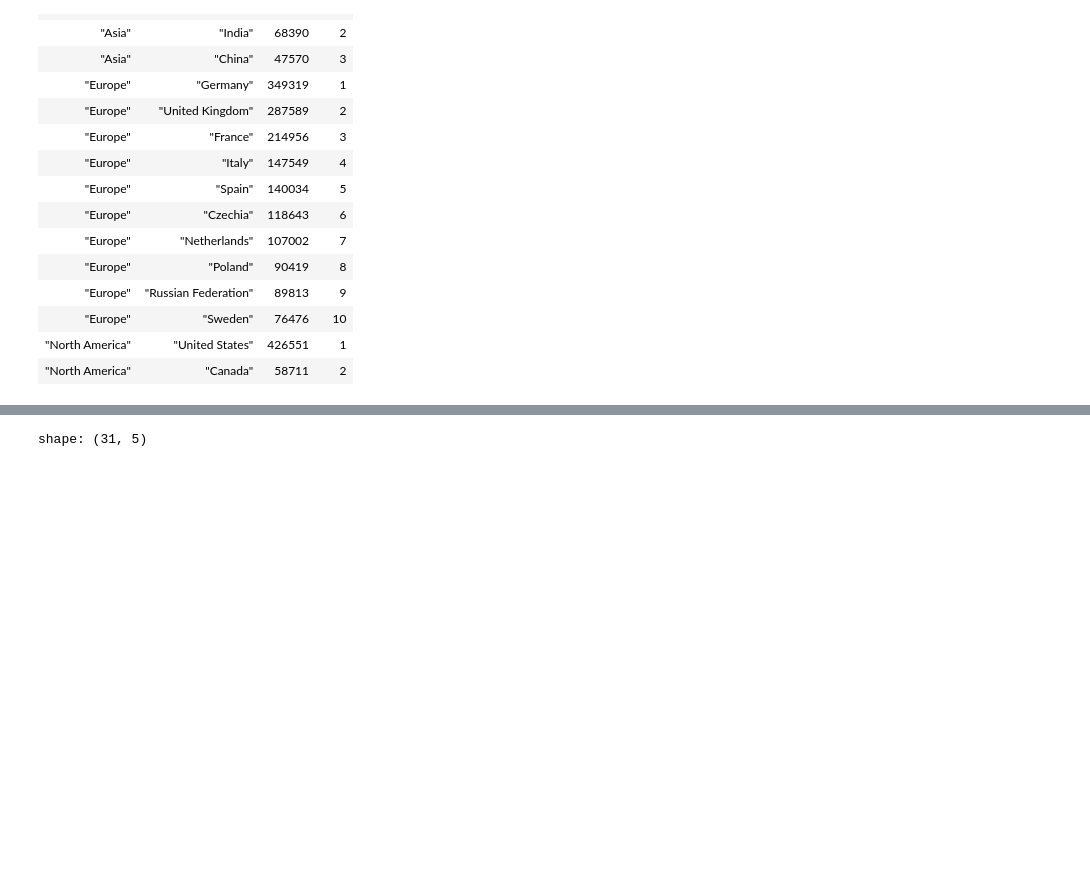
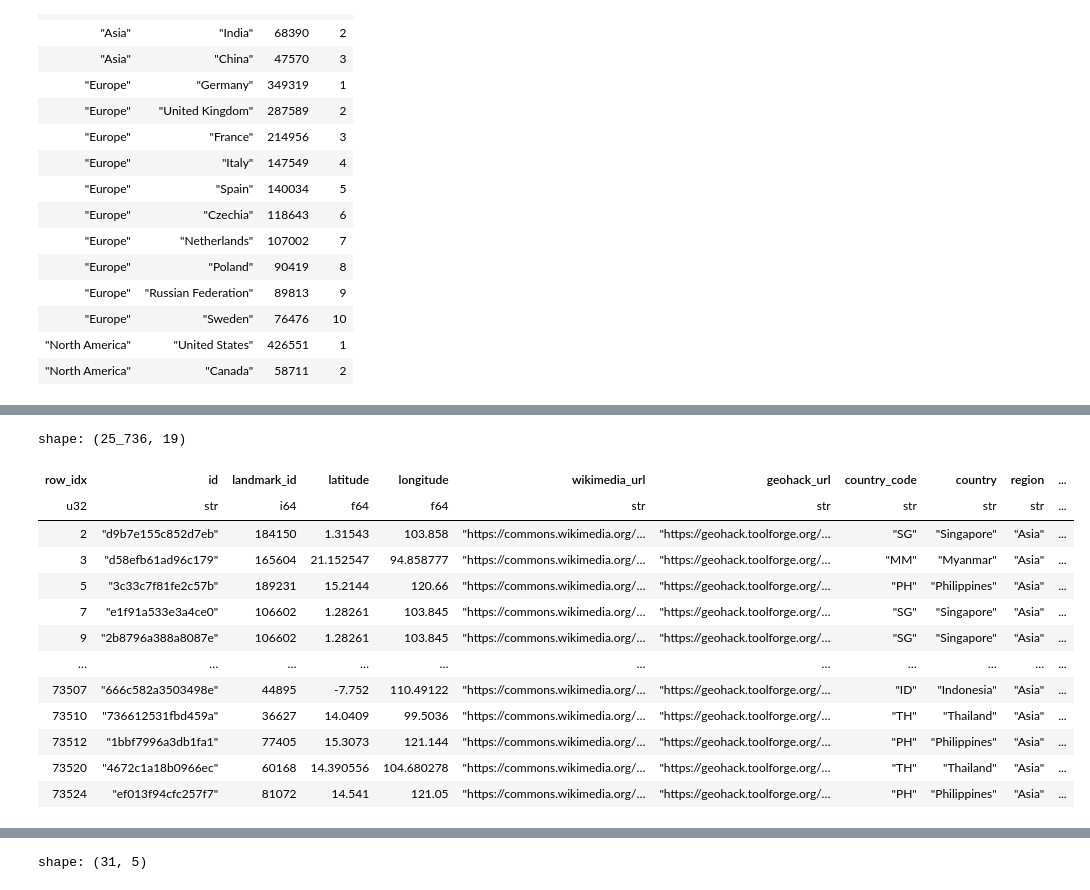
Before and after one commit to fhrzn/geocir, a Jupyter notebook: notebooks/idk2.ipynb, the cells around one changed output, grey strips where cells are left out. Saved outputs shown, nothing was run; the diff lists cells and outputs as text; code cells hidden in the pictures; blank space fills up the shorter version.

Commit message:
add: ood, region, and city benchmark (#24)

```diff
--- a/notebooks/idk2.ipynb
+++ b/notebooks/idk2.ipynb
@@ -100,0 +198,3 @@ top_merged_set.sample(100).write_csv("/mnt/yokoyamalab-nas/gldv2-full/csv/v2/mer
+# %%
+asean_join = asean_caption.join(asean_segment, on="id")
+asean_join.head()
@@ -100,0 +210,17 @@ top_merged_set.sample(100).write_csv("/mnt/yokoyamalab-nas/gldv2-full/csv/v2/mer
+# %%
+mapping = {
+    "Timor-Leste": "Timor Leste",
+    "Lao People's Democratic Republic": "Laos",
+    "Viet Nam": "Vietnam",
+}
+col_mapping = {"pred_label": "category"}
+
+asean_join = (
+    asean_join.with_columns(pl.col("country").replace(mapping))
+    .with_row_index("row_idx")
+    .rename(col_mapping)
+)
+# %%
+asean_filter = asean_join.filter(
+    (pl.col("category") != "non_landmark") & (pl.col("is_landmark") == True)
+)
@@ -100,0 +237,4 @@ top_merged_set.sample(100).write_csv("/mnt/yokoyamalab-nas/gldv2-full/csv/v2/mer
+# %%
+asean_filter = asean_filter.with_columns(
+    (pl.col("country") + "|" + pl.col("category")).alias("stratify_key")
+)
@@ -100,0 +243,17 @@ top_merged_set.sample(100).write_csv("/mnt/yokoyamalab-nas/gldv2-full/csv/v2/mer
+# %%
+asean_filter
+# %% [output]
+shape: (25_736, 19)
+| row_idx | id | landmark_id | latitude | longitude | wikimedia_url | geohack_url | country_code | country | region | ... |
+| u32 | str | i64 | f64 | f64 | str | str | str | str | str | ... |
+| 2 | "d9b7e155c852d7eb" | 184150 | 1.31543 | 103.858 | "https://commons.wikimedia.org/… | "https://geohack.toolforge.org/… | "SG" | "Singapore" | "Asia" | ... |
+| 3 | "d58efb61ad96c179" | 165604 | 21.152547 | 94.858777 | "https://commons.wikimedia.org/… | "https://geohack.toolforge.org/… | "MM" | "Myanmar" | "Asia" | ... |
+| 5 | "3c33c7f81fe2c57b" | 189231 | 15.2144 | 120.66 | "https://commons.wikimedia.org/… | "https://geohack.toolforge.org/… | "PH" | "Philippines" | "Asia" | ... |
+| 7 | "e1f91a533e3a4ce0" | 106602 | 1.28261 | 103.845 | "https://commons.wikimedia.org/… | "https://geohack.toolforge.org/… | "SG" | "Singapore" | "Asia" | ... |
+| 9 | "2b8796a388a8087e" | 106602 | 1.28261 | 103.845 | "https://commons.wikimedia.org/… | "https://geohack.toolforge.org/… | "SG" | "Singapore" | "Asia" | ... |
+| … | … | … | … | … | … | … | … | … | … | ... |
+| 73507 | "666c582a3503498e" | 44895 | -7.752 | 110.49122 | "https://commons.wikimedia.org/… | "https://geohack.toolforge.org/… | "ID" | "Indonesia" | "Asia" | ... |
+| 73510 | "736612531fbd459a" | 36627 | 14.0409 | 99.5036 | "https://commons.wikimedia.org/… | "https://geohack.toolforge.org/… | "TH" | "Thailand" | "Asia" | ... |
+| 73512 | "1bbf7996a3db1fa1" | 77405 | 15.3073 | 121.144 | "https://commons.wikimedia.org/… | "https://geohack.toolforge.org/… | "PH" | "Philippines" | "Asia" | ... |
+| 73520 | "4672c1a18b0966ec" | 60168 | 14.390556 | 104.680278 | "https://commons.wikimedia.org/… | "https://geohack.toolforge.org/… | "TH" | "Thailand" | "Asia" | ... |
+| 73524 | "ef013f94cfc257f7" | 81072 | 14.541 | 121.05 | "https://commons.wikimedia.org/… | "https://geohack.toolforge.org/… | "PH" | "Philippines" | "Asia" | ... |
```
Also changed, not shown: parts of 47 cells of this notebook, 14 other files.
